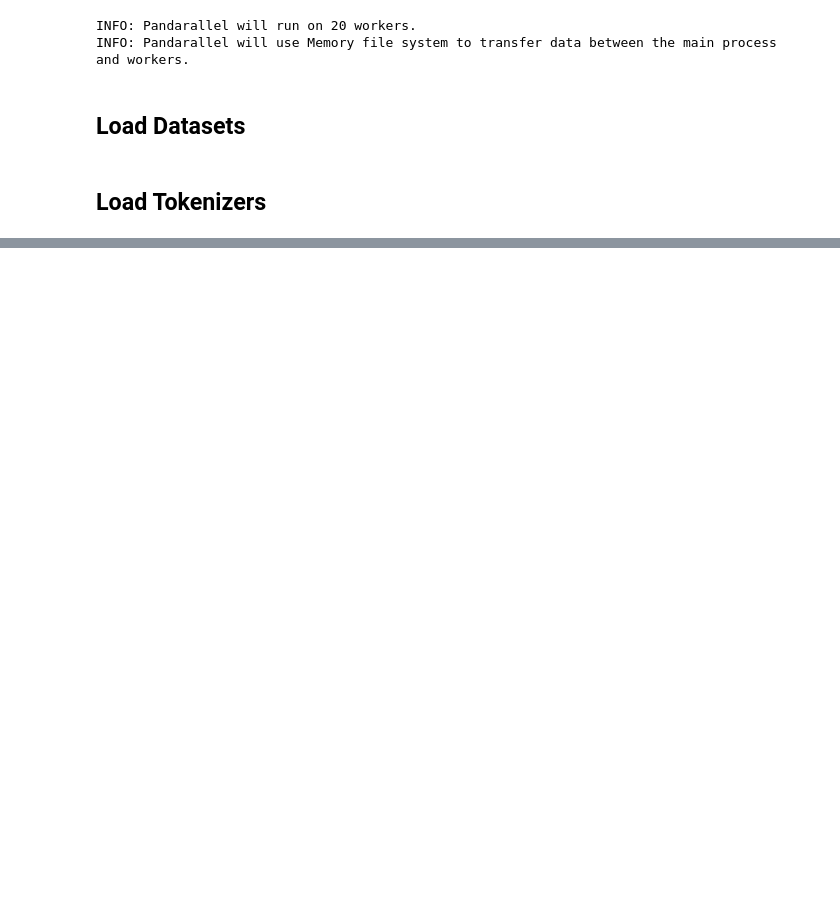
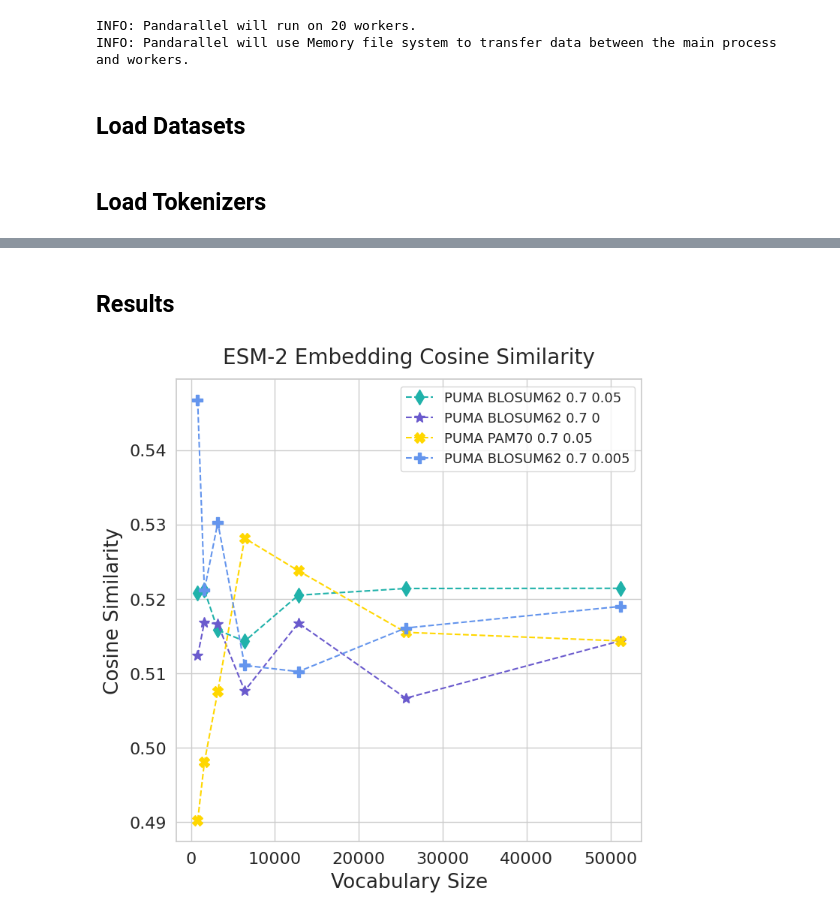
Before and after one commit to boun-tabi-lifelu/evolutionary-subword-tokenization, a Jupyter notebook: Prog/esm_embedding_similarity_analysis_for_mutations_new.ipynb, the cells around one changed output, grey strips where cells are left out. Drawn from its saved outputs; the diff is of its cells as text; code cells hidden in the pictures; blank space fills up the shorter version.

```diff
--- a/Prog/esm_embedding_similarity_analysis_for_mutations_new.ipynb
+++ b/Prog/esm_embedding_similarity_analysis_for_mutations_new.ipynb
@@ -960,0 +1405,49 @@ results_df[results_df.columns[[0,1,-4,-3,-2,-1]]]
+# %% [markdown]
+## Results
+# %%
+import matplotlib.pyplot as plt
+import seaborn as sns
+
+sns.set()
+sns.color_palette("Spectral", as_cmap=True)
+
+colors = ['olivedrab', 'lightseagreen', 'slateblue', 'gold', 'cornflowerblue', 'darkred'][1:]
+markers = ["o", "d", "*", "X", "P", "p"][1:]
+linestyles = ['-', '--', '-.', ':', "."]
+
+label_pad = 6
+title_pad = 15
+title_size = 16
+tick_size = 14
+
+plt.rcParams["figure.figsize"] = (8, 8)
+plt.rc('axes', titlesize=20)
+plt.rc('axes', labelsize=19)
+plt.rc('xtick', labelsize=16)
+plt.rc('ytick', labelsize=16)
+plt.rc('legend', fontsize=13)
+plt.rcParams['figure.dpi'] = 100
+
+figures_folder_name = 'figures'
+# %%
+sns.set_style("whitegrid")
+
+for i, method in enumerate(methods[:1]+methods[2:]):
+        plt.plot(vocab_sizes, [results_df[results_df['tokenizer'] == f'{method} {vocab_size}']['rank_win_rate_mut_vs_alt'] for vocab_size in vocab_sizes],
+                markers[i],
+                color=colors[i],
+                linestyle=linestyles[1],
+                markersize=10,
+                label=methods2names[method])
+
+plt.title(f"ESM-2 Embedding Cosine Similarity", pad=title_pad)
+plt.xlabel("Vocabulary Size", labelpad=label_pad)
+plt.ylabel("Cosine Similarity", labelpad=label_pad)
+plt.legend()
+
+# plt.xlim([0, 2000])
+# plt.ylim([.1, .4])
+
+plt.show()
+# %% [output]
+[figure, added]
```
Also changed, not shown: parts of 20 cells of this notebook.
